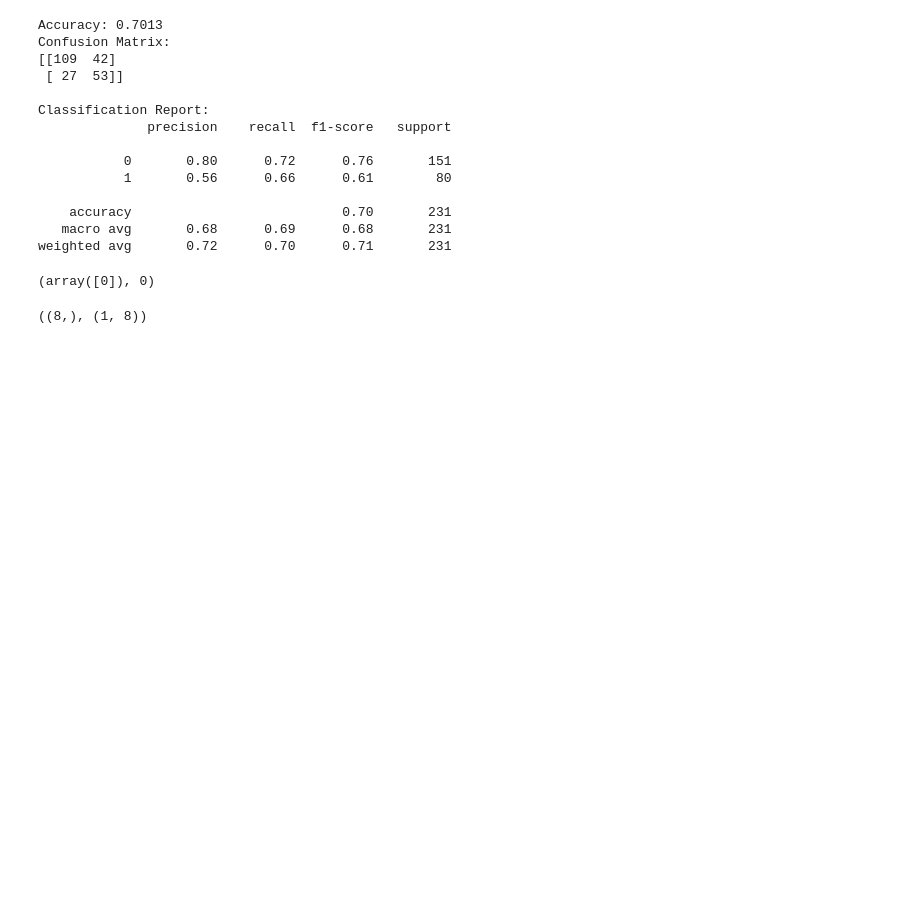
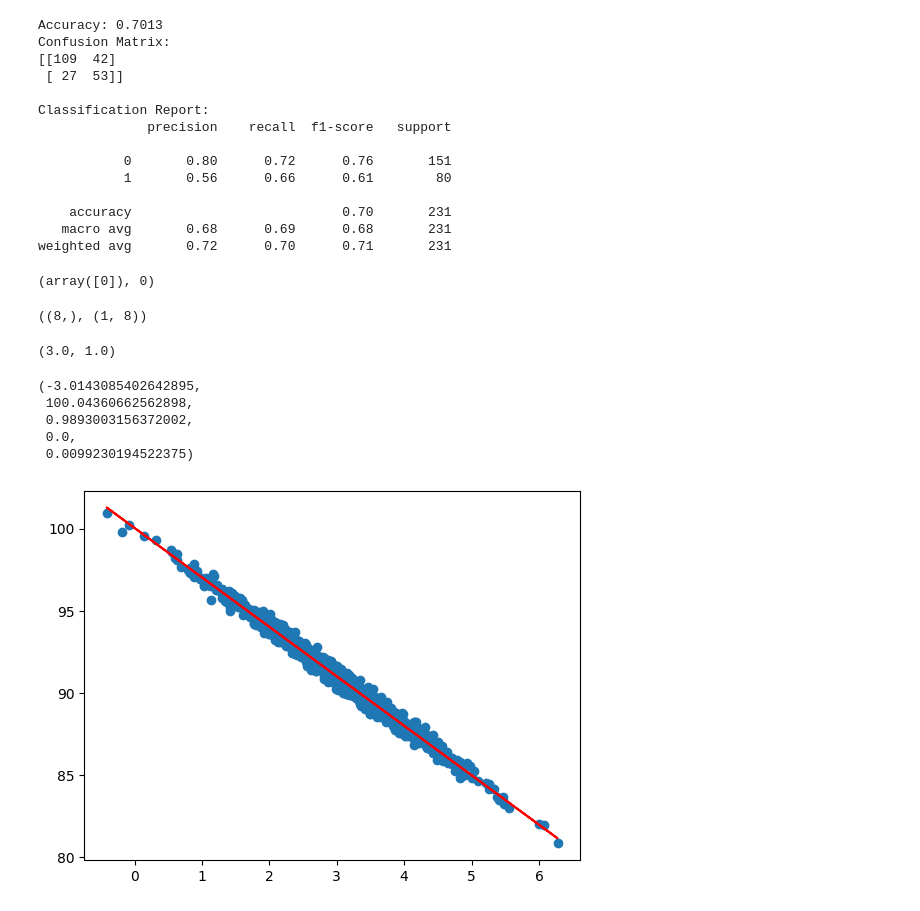
Before and after one commit to shekaroppo/python-training, a Jupyter notebook: py3-machine-learning.ipynb, the cells around one changed output. Cells and saved outputs as stored; diff of their text form; code cells hidden in the pictures; blank space fills up the shorter version.

```diff
--- a/py3-machine-learning.ipynb
+++ b/py3-machine-learning.ipynb
@@ -412,3 +412,45 @@ Xp = X_test[0]
 (Xp.shape, Xp.reshape(1, -1).shape)
 # %% [output]
 ((8,), (1, 8))
+# %%
+l1 = [1, 2, 3, 4, 5]
+
+mean = sum(l1)/len(l1)
+
+l2 = [(mean-i)**2 for i in l1]
+
+import math
+
+covar = math.sqrt(sum(l2)/len(l2)-1)
+
+(mean, covar)
+# %% [output]
+(3.0, 1.0)
+# %%
+pageSpeeds = np.random.normal(3.0, 1.0, 1000)
+purchasedAmts = 100 - (pageSpeeds + np.random.normal(0, 0.1, 1000)) * 3
+
+from scipy import stats
+
+slope, intercept, r_value, p_value, std_err = stats.linregress(pageSpeeds, purchasedAmts)
+
+(slope, intercept, r_value ** 2, p_value, std_err)
+# %% [output]
+(-3.0143085402642895,
+ 100.04360662562898,
+ 0.9893003156372002,
+ 0.0,
+ 0.0099230194522375)
+# %%
+def predict(x):
+    return intercept + slope * x
+
+fitLine = predict(pageSpeeds)
+
+import matplotlib.pyplot as plt
+
+plt.scatter(pageSpeeds, purchasedAmts)
+plt.plot(pageSpeeds, fitLine, c="r")
+plt.show()
+# %% [output]
+[figure, added]
```
Also changed, not shown: parts of 23 cells of this notebook.
